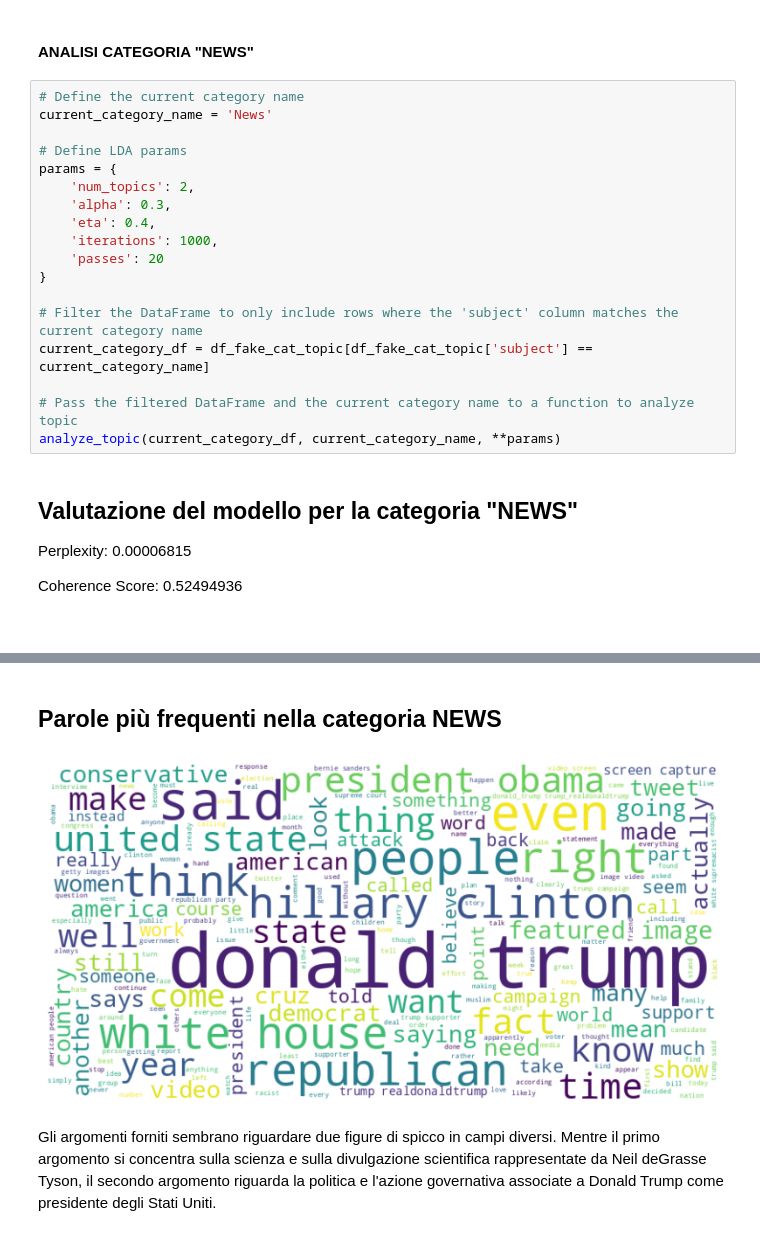
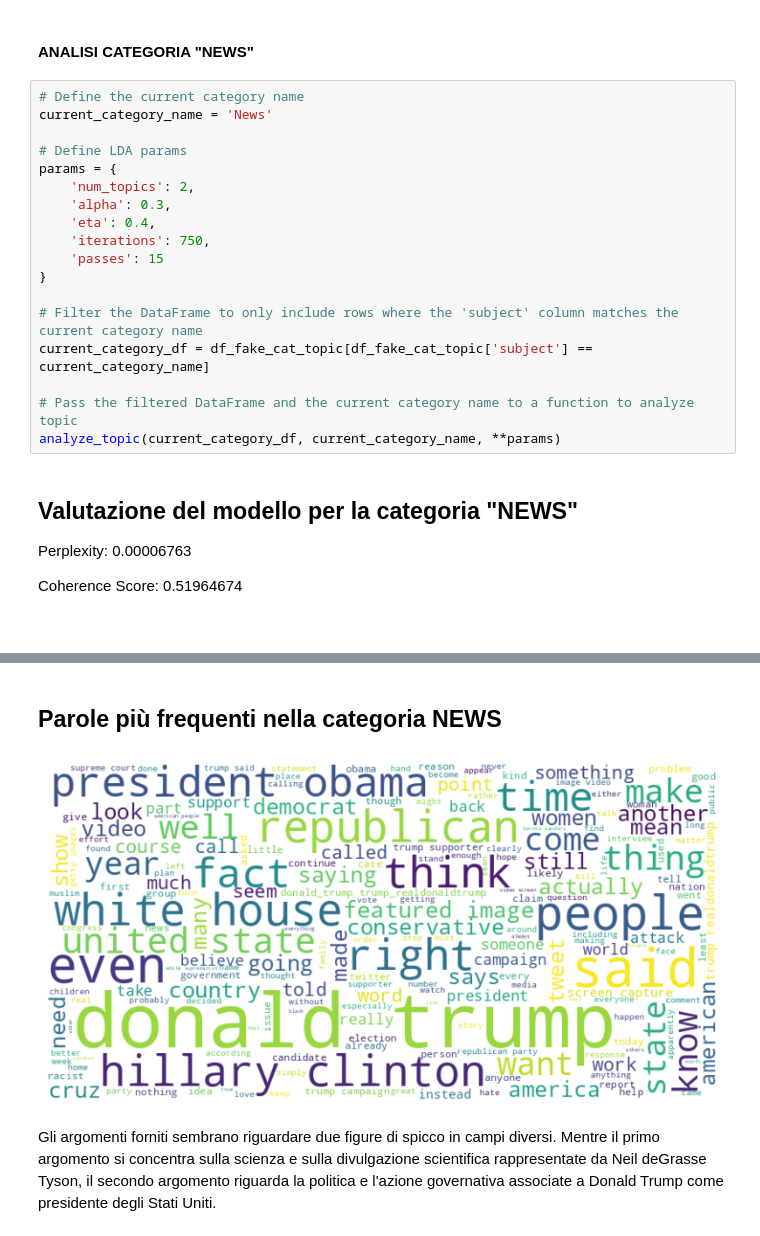
Before and after one commit to cdario79/FiltroFakeNews, a Jupyter notebook: Filtro_per_Fake_News.ipynb, the cells around one changed output, grey strips where cells are left out. Cells and saved outputs as stored; diff of their text form.

```diff
--- a/Filtro_per_Fake_News.ipynb
+++ b/Filtro_per_Fake_News.ipynb
@@ -741,8 +740,8 @@ params = {
     'num_topics': 2,
     'alpha': 0.3,
     'eta': 0.4,
-    'iterations': 1000,
-    'passes': 20
+    'iterations': 750,
+    'passes': 15
 }
 
 # Filter the DataFrame to only include rows where the 'subject' column matches the current category name
@@ -752,8 +751,8 @@ current_category_df = df_fake_cat_topic[df_fake_cat_topic['subject'] == current_
 analyze_topic(current_category_df, current_category_name, **params)
 # %% [output]
 Valutazione del modello per la categoria "NEWS"
-Perplexity: 0.00006815
-Coherence Score: 0.52494936
+Perplexity: 0.00006763
+Coherence Score: 0.51964674
 [interactive output not drawn]
 Argomenti per la categoria NEWS:
 Argomento 0:
@@ -772,5 +771,5 @@ Argomento 1:
 Parole più frequenti nella categoria NEWS
-[figure, old version]
+[figure, new version]
 # %% [markdown]
 Gli argomenti forniti sembrano riguardare due figure di spicco in campi diversi. Mentre il primo argomento si concentra sulla scienza e sulla divulgazione scientifica rappresentate da Neil deGrasse Tyson, il secondo argomento riguarda la politica e l'azione governativa associate a Donald Trump come presidente degli Stati Uniti.
 # %% [markdown]
```
Also changed, not shown: parts of 8 cells of this notebook.
